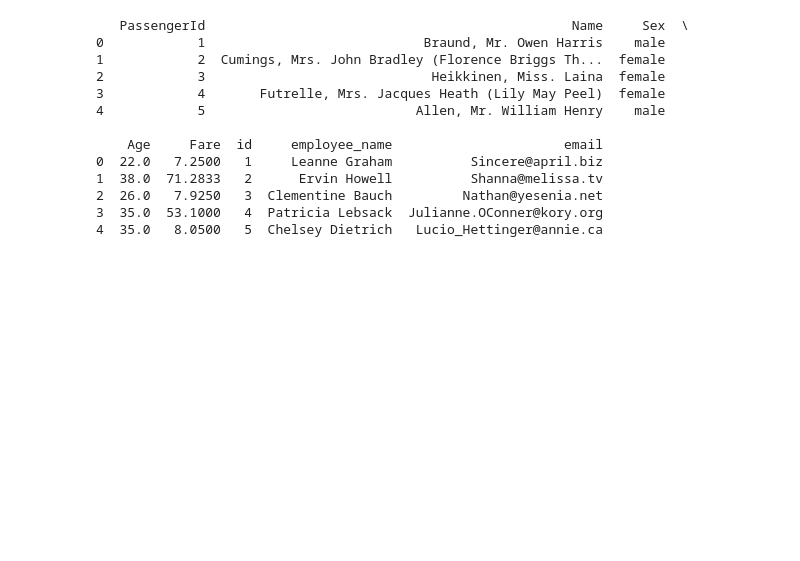
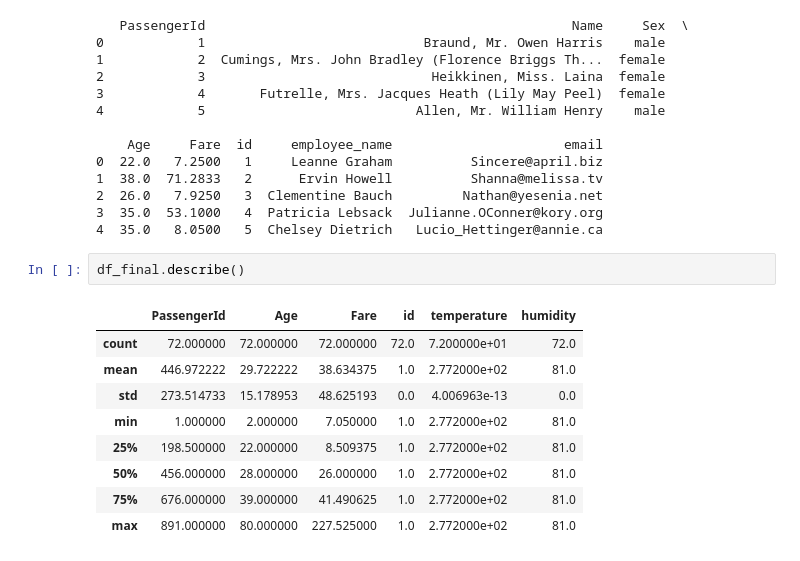
Before and after one commit to Asnaduse/Data_Mining, a Jupyter notebook: transformation_task.ipynb, the cells around one changed output. Drawn from its saved outputs; the diff is of its cells as text; blank space fills up the shorter version.

```diff
--- a/transformation_task.ipynb
+++ b/transformation_task.ipynb
@@ -260,3 +260,15 @@ print(pd.read_sql('SELECT * FROM df_merged LIMIT 5', conn))
 2  26.0   7.9250   3  Clementine Bauch         Nathan@yesenia.net
 3  35.0  53.1000   4  Patricia Lebsack  Julianne.OConner@kory.org
 4  35.0   8.0500   5  Chelsey Dietrich   Lucio_Hettinger@annie.ca
+# %%
+df_final.describe()
+# %% [output]
+|  | PassengerId | Age | Fare | id | temperature | humidity |
+| count | 72.000000 | 72.000000 | 72.000000 | 72.0 | 7.200000e+01 | 72.0 |
+| mean | 446.972222 | 29.722222 | 38.634375 | 1.0 | 2.772000e+02 | 81.0 |
+| std | 273.514733 | 15.178953 | 48.625193 | 0.0 | 4.006963e-13 | 0.0 |
+| min | 1.000000 | 2.000000 | 7.050000 | 1.0 | 2.772000e+02 | 81.0 |
+| 25% | 198.500000 | 22.000000 | 8.509375 | 1.0 | 2.772000e+02 | 81.0 |
+| 50% | 456.000000 | 28.000000 | 26.000000 | 1.0 | 2.772000e+02 | 81.0 |
+| 75% | 676.000000 | 39.000000 | 41.490625 | 1.0 | 2.772000e+02 | 81.0 |
+| max | 891.000000 | 80.000000 | 227.525000 | 1.0 | 2.772000e+02 | 81.0 |
```
Also changed, not shown: parts of 4 cells of this notebook, 16 other files.
